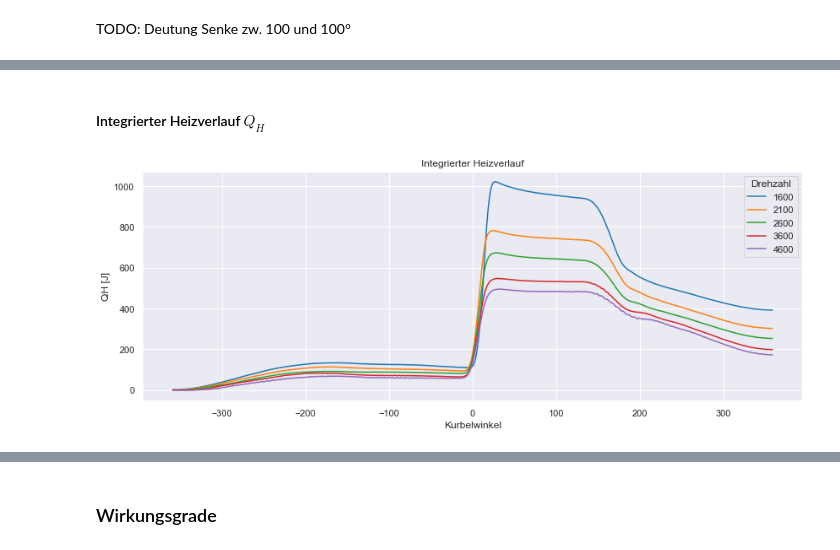
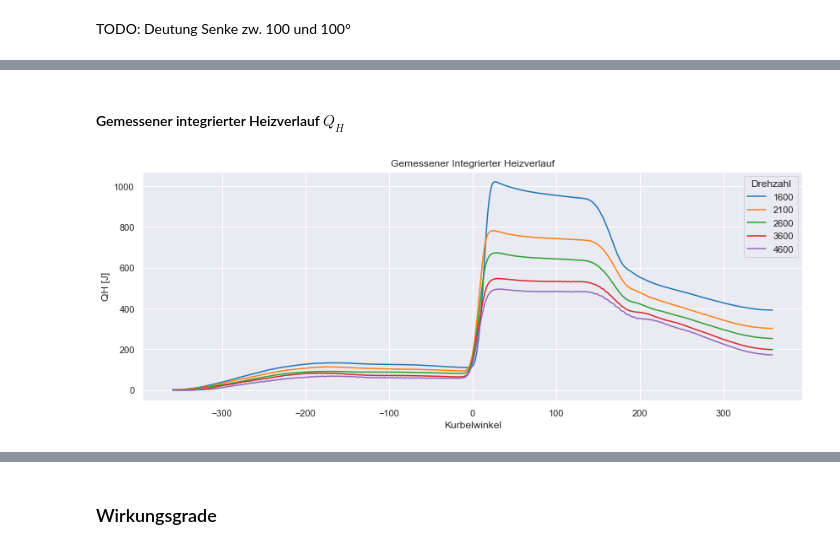
Before and after one commit to marcussteinbacher/kfzlu, a Jupyter notebook: Protokoll.ipynb, the cells around one changed output, grey strips where cells are left out. Drawn from its saved outputs; the diff is of its cells as text; code cells hidden in the pictures.

```diff
--- a/Protokoll.ipynb
+++ b/Protokoll.ipynb
@@ -29,6 +29,6 @@ sns.set()
 Zur Auswertung wurden die Daten der fünf Messreihen in eine gemeinsame Tabelle überführt, sodass jede Zeile einem einzelnen Messpunkt mit folgenden features darstellt: <br>
 `Drehzahl` `Kurbelwinkel` `P_ZYL1` `P_ZYL2` `P_ZYL3` `Drehmoment` `Absolutverbrauch` `Angesaugte Luftmasse` `O2 roh` `CO roh` `CO2 roh` `NOx roh` `HC3 roh` `Lambda` `Temp Kühlm.E` `Temp Kühlm.A` `Temp Oel` `Temp Ansaugl. nach Verd.` `Temp Ansaugluft Saugrohr` `Temp Abgas vor Turbine` `P Saugrohr` `P Abg. vor Turb.` `ZZP` `Cycle` `Volumen` `P_ZYLm`.
 # %%
-df = pd.read_csv("cyl_raw.csv",delimiter=";")
+df = pd.read_csv("cyl_raw.csv")
 df.head()
 # %% [output]
@@ -634,0 +639,13 @@ TODO: Deutung Senke zw. 100 und 100°
+# %%
+df.loc[:,"dQH_ideal"] = df["dQH"]
+
+mask = (df["Kurbelwinkel"] < df["ZZP"]) | ((df["Kurbelwinkel"]> df["ZZP"]) & (df["dQH"] < 0))
+df.loc[mask,"dQH_ideal"] = 0
+
+fig,ax = plt.subplots(figsize=(14,5))
+df[df["Drehzahl"]==2100].plot(x="Kurbelwinkel",y=["dQH","dQH_ideal"],ax=ax)
+ZZP(2100,over="angle",ax=ax,vline=True,color="black")
+ax.set_ylabel("dQH [J/°KW]")
+ax.set_title(f"Gemessener und idealisierter Heizverlauf bei {2100} U/min")
+plt.legend()
+plt.show()
@@ -635,14 +654,14 @@ TODO: Deutung Senke zw. 100 und 100°
 # %% [markdown]
-#### Integrierter Heizverlauf $Q_H$
+#### Gemessener integrierter Heizverlauf $Q_H$
 # %%
 for rpm in RPMs:
     df.loc[df["Drehzahl"]==rpm,"QH"] = df.loc[df["Drehzahl"]==rpm,"dQH"].expanding(1).sum()
 
 fig, ax = plt.subplots(figsize=(14,5))
 sns.lineplot(data=df,x="Kurbelwinkel",y="QH",hue="Drehzahl",palette="tab10")
-ax.set_title("Integrierter Heizverlauf")
+ax.set_title("Gemessener Integrierter Heizverlauf")
 ax.set_ylabel("QH [J]")
 
 plt.show()
 # %% [output]
-[figure, old version]
+[figure, new version]
```
Also changed, not shown: parts of 32 cells of this notebook, 1 other file.
